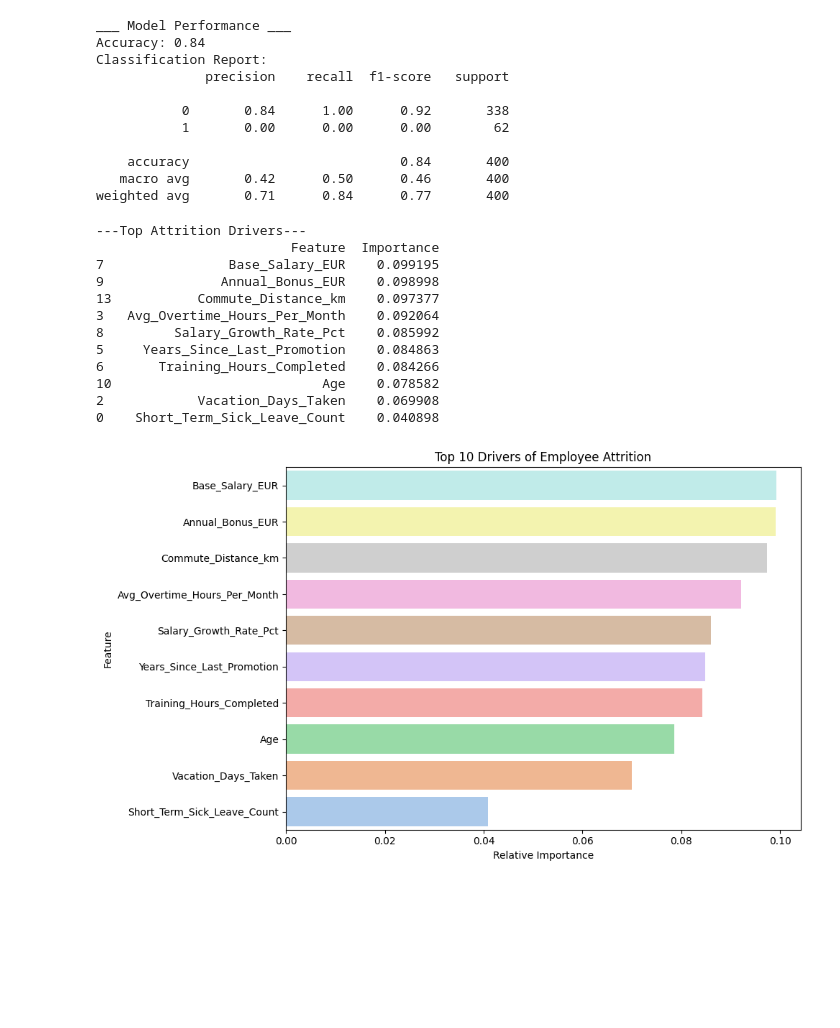
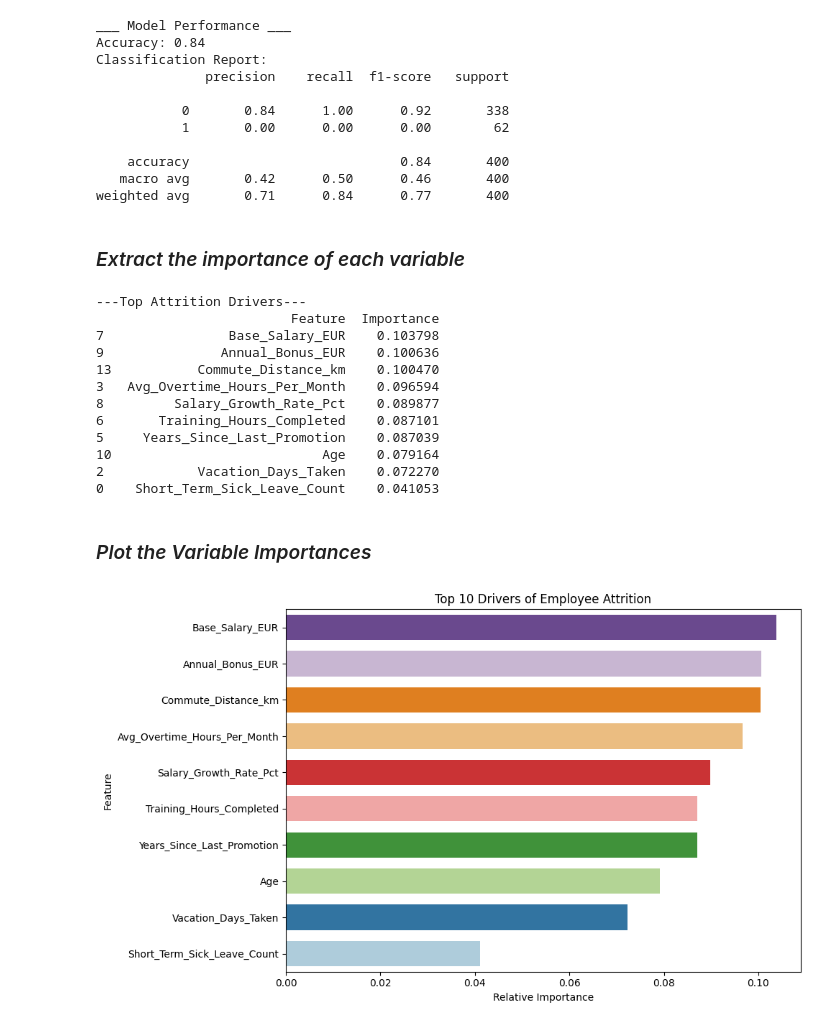
Before and after one commit to arpittripathi4298/Employee-Predictive-Attrition-Model, a Jupyter notebook: Employee Attrition Predictive Model.ipynb, the cells around one changed output. Drawn from its saved outputs; the diff is of its cells as text; code cells hidden in the pictures; blank space fills up the shorter version.

```diff
--- a/Employee Attrition Predictive Model.ipynb
+++ b/Employee Attrition Predictive Model.ipynb
@@ -19,3 +29,3 @@ Attrition_Table=Attrition_Table.drop('EmployeeID',axis=1)
 # %%
 categorical_columns=['Department','Contract_Type','Mobility_Budget_Opt_In']
-Attrition_Table_encoded=pd.get_dummies(Attrition_Table,columns=categorical_columns,drop_first=False)
+Attrition_Table_encoded=pd.get_dummies(Attrition_Table,columns=categorical_columns,drop_first=True)
@@ -44,31 +64,35 @@ Classification Report:
     accuracy                           0.84       400
    macro avg       0.42      0.50      0.46       400
 weighted avg       0.71      0.84      0.77       400
+# %% [markdown]
+### *Extract the importance of each variable*
 # %%
 Attrition__feature_importances=pd.DataFrame({'Feature':X.columns,'Importance':Attrition_model.feature_importances_}).sort_values(by='Importance',ascending=False)
 # %%
-print('---Top Attrition Drivers---')
+print('\n---Top Attrition Drivers---')
 print(Attrition__feature_importances.head(10))
 # %% [output]
 ---Top Attrition Drivers---
                          Feature  Importance
-7                Base_Salary_EUR    0.099195
-9               Annual_Bonus_EUR    0.098998
-13           Commute_Distance_km    0.097377
-3   Avg_Overtime_Hours_Per_Month    0.092064
-8         Salary_Growth_Rate_Pct    0.085992
-5     Years_Since_Last_Promotion    0.084863
-6       Training_Hours_Completed    0.084266
-10                           Age    0.078582
-2            Vacation_Days_Taken    0.069908
-0    Short_Term_Sick_Leave_Count    0.040898
+7                Base_Salary_EUR    0.103798
+9               Annual_Bonus_EUR    0.100636
+13           Commute_Distance_km    0.100470
+3   Avg_Overtime_Hours_Per_Month    0.096594
+8         Salary_Growth_Rate_Pct    0.089877
+6       Training_Hours_Completed    0.087101
+5     Years_Since_Last_Promotion    0.087039
+10                           Age    0.079164
+2            Vacation_Days_Taken    0.072270
+0    Short_Term_Sick_Leave_Count    0.041053
+# %% [markdown]
+### *Plot the Variable Importances*
 # %%
 plt.figure(figsize=(10, 6))
-sd.barplot(x='Importance', y='Feature', data=Attrition__feature_importances.head(10),hue='Importance',palette='pastel',legend=False)
+sd.barplot(x='Importance', y='Feature', data=Attrition__feature_importances.head(10),hue='Importance',width=0.7,palette='Paired',legend=False)
 plt.title('Top 10 Drivers of Employee Attrition')
 plt.xlabel('Relative Importance')
 plt.tight_layout();
 # %% [output]
-[figure, old version]
+[figure, new version]
 # %%
 Attrition__feature_importances.to_csv('C:/Users/arpit/OneDrive/Desktop/Employee Attrition Analysis/Attrition Predictive Model.csv',index=False)
```
Also changed, not shown: parts of 9 cells of this notebook, 1 other file.
